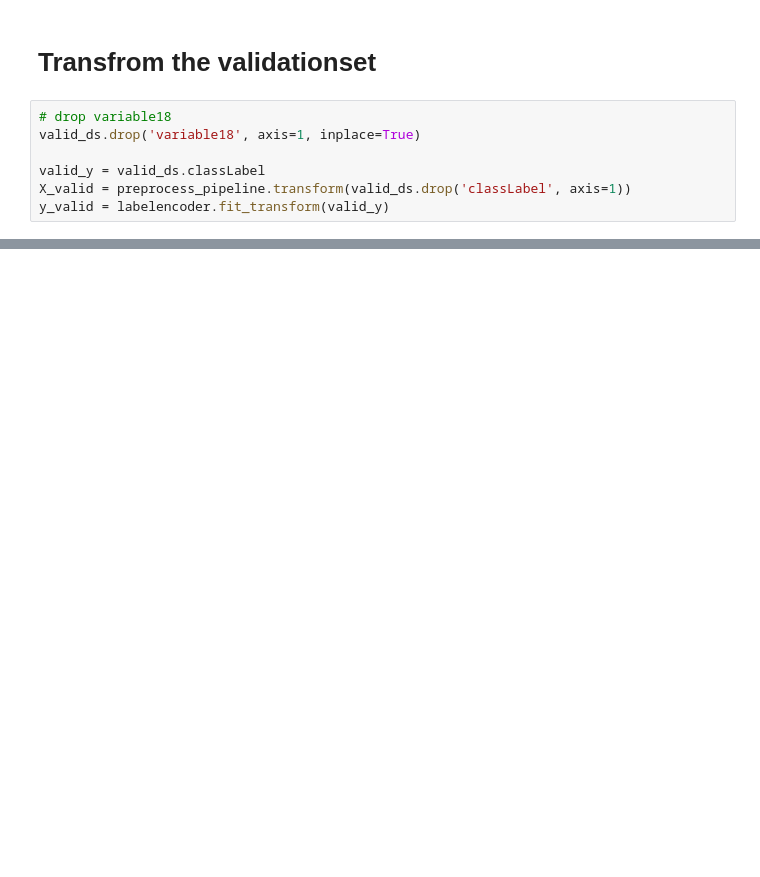
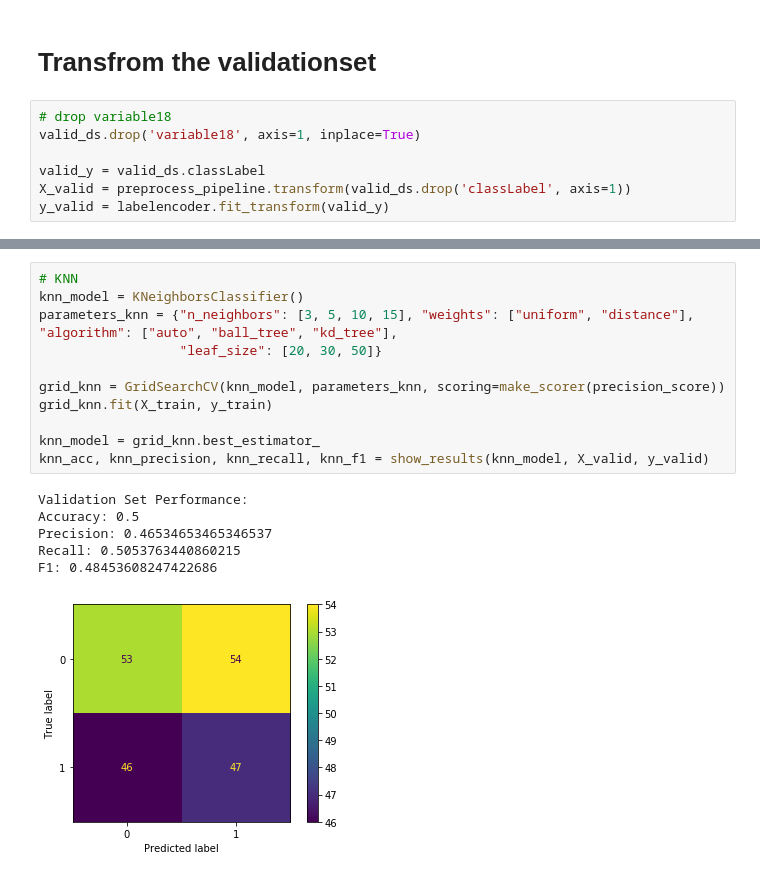
Before and after one commit to moaaztaha/widebot-task2, a Jupyter notebook: Untitled.ipynb, the cells around one changed output, grey strips where cells are left out. Drawn from its saved outputs; the diff is of its cells as text; blank space fills up the shorter version.

```diff
--- a/Untitled.ipynb
+++ b/Untitled.ipynb
@@ -251,0 +284,18 @@ rf_cv_mean = np.mean(rf_cv_scores)
+# %%
+# KNN
+knn_model = KNeighborsClassifier()
+parameters_knn = {"n_neighbors": [3, 5, 10, 15], "weights": ["uniform", "distance"], "algorithm": ["auto", "ball_tree", "kd_tree"],
+                  "leaf_size": [20, 30, 50]}
+
+grid_knn = GridSearchCV(knn_model, parameters_knn, scoring=make_scorer(precision_score))
+grid_knn.fit(X_train, y_train)
+
+knn_model = grid_knn.best_estimator_
+knn_acc, knn_precision, knn_recall, knn_f1 = show_results(knn_model, X_valid, y_valid)
+# %% [output]
+Validation Set Performance:
+Accuracy: 0.5
+Precision: 0.46534653465346537
+Recall: 0.5053763440860215
+F1: 0.48453608247422686
+[figure, added]
```
Also changed, not shown: parts of 21 cells of this notebook.
